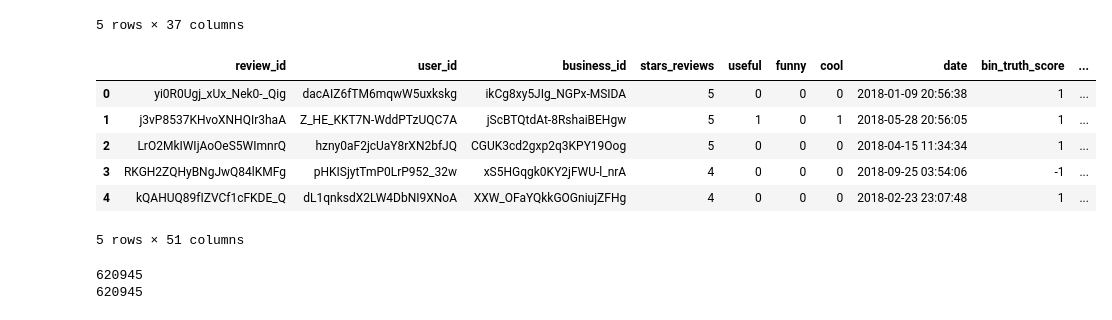
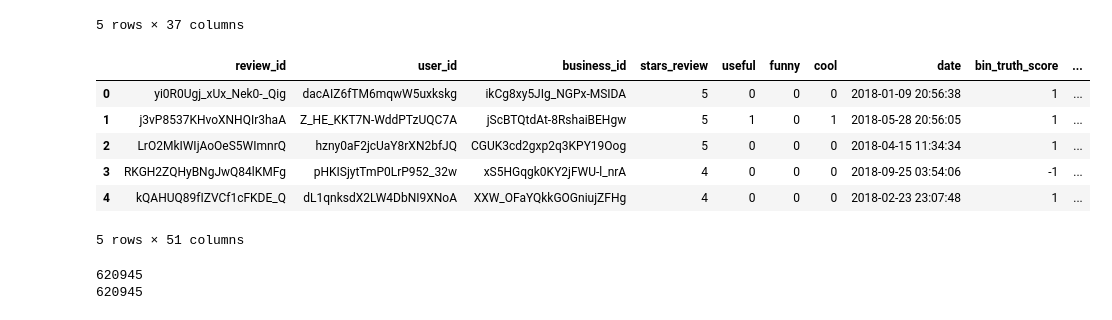
Before and after one commit to GioFic95/restaurant-recommendation-system, a Jupyter notebook: src/main_notebook-multiprocess.ipynb, the cells around one changed output. Saved outputs shown, nothing was run; the diff lists cells and outputs as text; code cells hidden in the pictures.

Commit message:
Join to build model train set and model test set - 2

```diff
--- a/src/main_notebook-multiprocess.ipynb
+++ b/src/main_notebook-multiprocess.ipynb
@@ -1130,10 +1130,11 @@ restaurants.head()
 | 4 | PZ-LZzSlhSe9utkQYU8pFg | Carluccio's Tivoli Gardens | 1775 E Tropicana Ave, Ste 29 | Italian | 89119 | 36.100016 | -115.128529 | 40 | 4.0 | ... |
 5 rows × 37 columns
 # %%
-review_rest_train = review_train.join(restaurants.set_index('business_id'), on = 'business_id', lsuffix = '_reviews', rsuffix = '_restaurants')
+review_rest_train = review_train.join(restaurants.set_index('business_id'), on = 'business_id', lsuffix = '_review', rsuffix = '_restaurant')
+
 review_rest_train.head()
 # %% [output]
-|  | review_id | user_id | business_id | stars_reviews | useful | funny | cool | date | bin_truth_score | ... |
+|  | review_id | user_id | business_id | stars_review | useful | funny | cool | date | bin_truth_score | ... |
 | 0 | yi0R0Ugj_xUx_Nek0-_Qig | dacAIZ6fTM6mqwW5uxkskg | ikCg8xy5JIg_NGPx-MSIDA | 5 | 0 | 0 | 0 | 2018-01-09 20:56:38 | 1 | ... |
 | 1 | j3vP8537KHvoXNHQIr3haA | Z_HE_KKT7N-WddPTzUQC7A | jScBTQtdAt-8RshaiBEHgw | 5 | 1 | 0 | 1 | 2018-05-28 20:56:05 | 1 | ... |
 | 2 | LrO2MkIWIjAoOeS5WImnrQ | hzny0aF2jcUaY8rXN2bfJQ | CGUK3cd2gxp2q3KPY19Oog | 5 | 0 | 0 | 0 | 2018-04-15 11:34:34 | 1 | ... |
```
Also changed, not shown: parts of 3 cells of this notebook.
